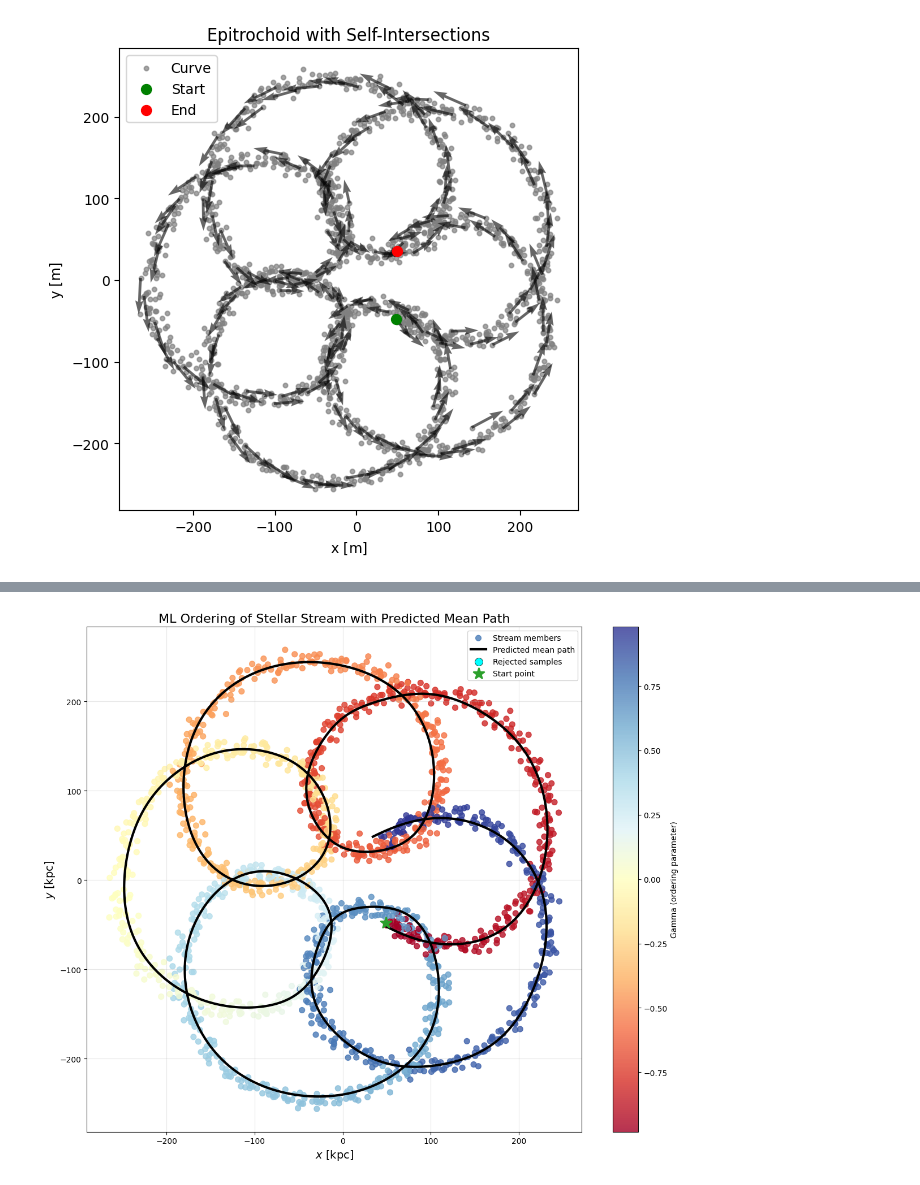
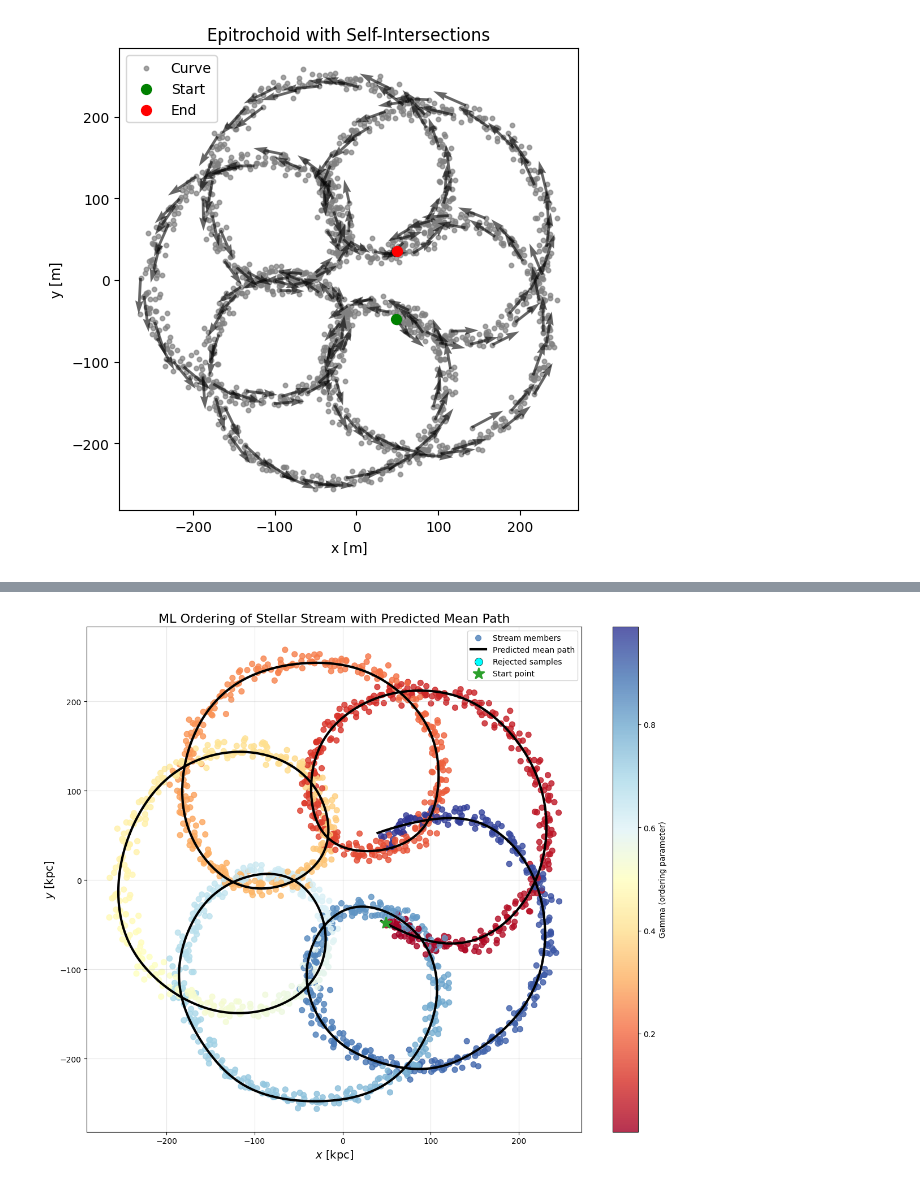
Before and after one commit to GalacticDynamics/phasecurvefit, a Jupyter notebook: docs/tutorials/epitrochoid_autoencoder.ipynb, the cells around one changed output, grey strips where cells are left out. Cells and saved outputs as stored; diff of their text form; code cells hidden in the pictures.

Commit message:
✨ feat: new and standardized training
Signed-off-by: nstarman <nstarman@users.noreply.github.com>

```diff
--- a/docs/tutorials/epitrochoid_autoencoder.ipynb
+++ b/docs/tutorials/epitrochoid_autoencoder.ipynb
@@ -112,7 +112,7 @@ config = pcf.WalkConfig(
     strategy=pcf.strats.KDTree(k=60),
     metric=pcf.metrics.FullPhaseSpaceDistanceMetric(),
 )
-lam = u.Q(4, "s")
+metric_scale = u.Q(4, "s")
 max_dist = u.Q(40, "m")
 
 # Perform walk
@@ -120,9 +120,10 @@ walkresult = pcf.walk_local_flow(
     qs,
     ps,
     start_idx=start_idx,
-    lam=lam,
+    metric_scale=metric_scale,
     max_dist=max_dist,
     config=config,
     direction="forward",
     metadata=pcf.StateMetadata(usys=usys),
 )
+walkresult.gamma_range
@@ -167,8 +170,13 @@ plt.show();
 # Train autoencoder
 key, model_key, train_key = jr.split(key, 3)
 normalizer = pcf.nn.StandardScalerNormalizer(qs, ps)
-model = pcf.nn.PathAutoencoder.make(normalizer, track_depth=4, key=model_key)
-model, opt_state, losses = pcf.nn.train_autoencoder(model, walkresult, key=train_key)
+ae_model = pcf.nn.PathAutoencoder.make(
+    normalizer, track_depth=4, gamma_range=walkresult.gamma_range, key=model_key
+)
+config = pcf.nn.TrainingConfig(n_epochs_decoder=200, n_epochs_both=200)
+result, opt_state, losses = pcf.nn.train_autoencoder(
+    ae_model, walkresult, key=train_key, config=config
+)
 # %%
 # Plot training losses
 fig, ax = plt.subplots(figsize=(10, 5))
@@ -190,10 +198,10 @@ Final loss: 0.013689
 # Visualize the ML-filled path in 2D with mean path prediction
 fig, ax = plt.subplots(figsize=(12, 10))
 
-# all_gamma, all_probs = jax.vmap(model.encoder)(all_ws)
-all_gamma, all_probs = model.encode(walkresult.positions, walkresult.velocities)
+# Use the trained model from the result
+all_gamma, all_probs = result.model.encode(walkresult.positions, walkresult.velocities)
 rejected_membership = all_probs < 0.9
-qs_pred = model.decode(jnp.linspace(-1, 1, 1_000))
+qs_pred = result(jnp.linspace(*result.gamma_range, 1_000))
 
 # Plot all points with gradient coloring
 im = ax.scatter(
@@ -222,31 +230,31 @@ ax.scatter(
     s=100,
     c="cyan",
     alpha=1.0,
     marker="o",
     edgecolors="black",
     linewidths=0.5,
     label="Rejected samples",
 )
 
 # Mark start point
 ax.scatter(
     np.asarray(qs["x"][start_idx]),
     np.asarray(qs["y"][start_idx]),
     s=200,
     c="tab:green",
     marker="*",
     label="Start point",
     linewidths=2,
     zorder=5,
 )
 
 ax.set_xlabel(r"$x$ [kpc]", fontsize=14)
 ax.set_ylabel(r"$y$ [kpc]", fontsize=14)
 ax.set_title("ML Ordering of Stellar Stream with Predicted Mean Path", fontsize=16)
 fig.colorbar(im, ax=ax, label="Gamma (ordering parameter)")
 ax.legend(loc="upper right", fontsize=10)
 ax.grid(True, alpha=0.3)
 plt.tight_layout()
 plt.show();
 # %% [output]
-[figure, old version]
+[figure, new version]
```
Also changed, not shown: parts of 3 cells of this notebook, 33 other files.
